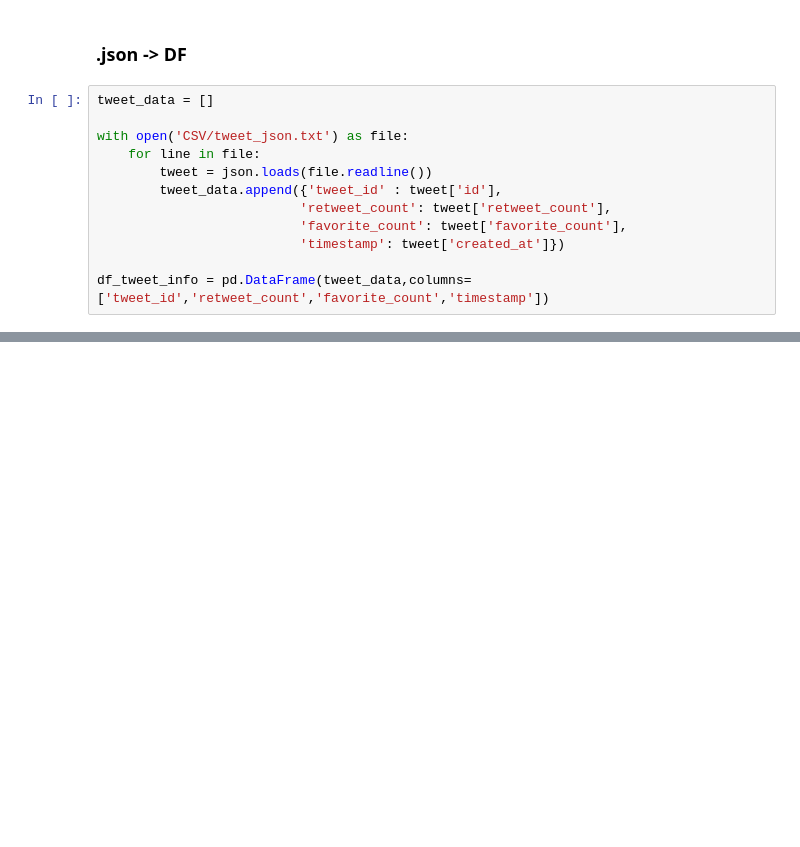
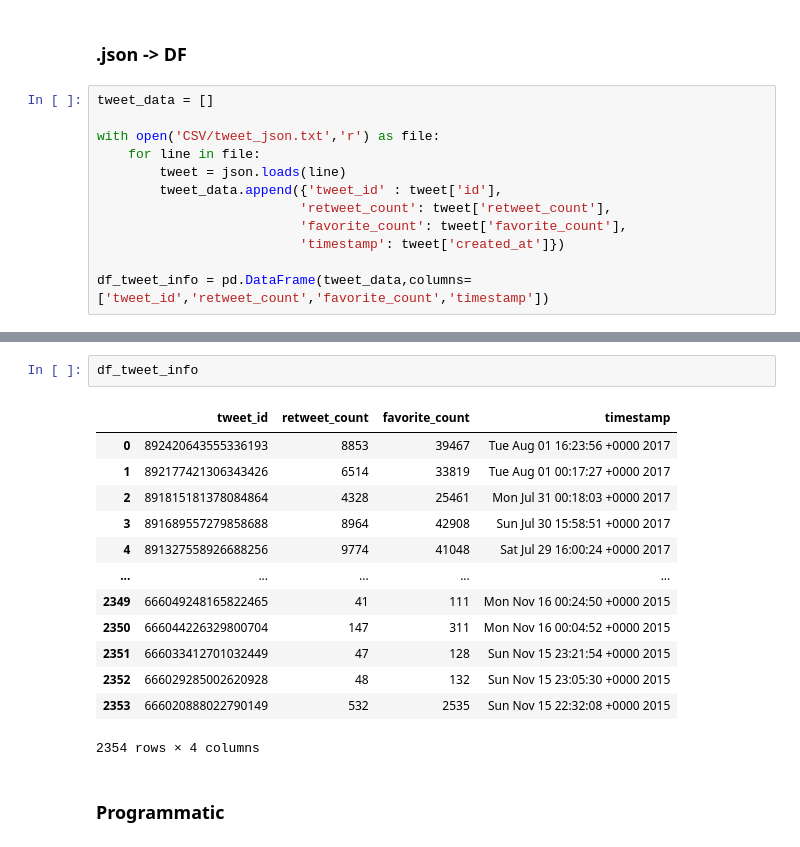
Before and after one commit to Tavnuh/we-rate-dogs, a Jupyter notebook: we-rate-dogs-Data-Wrangling.ipynb, the cells around one changed output, grey strips where cells are left out. Saved outputs shown, nothing was run; the diff lists cells and outputs as text; blank space fills up the shorter version.

```diff
--- a/we-rate-dogs-Data-Wrangling.ipynb
+++ b/we-rate-dogs-Data-Wrangling.ipynb
@@ -28,9 +28,9 @@ df_images = pd.read_csv('CSV/image-predictions.tsv', sep='\t')
 # %%
 tweet_data = []
 
-with open('CSV/tweet_json.txt') as file:
+with open('CSV/tweet_json.txt','r') as file:
     for line in file:
-        tweet = json.loads(file.readline())
+        tweet = json.loads(line)
         tweet_data.append({'tweet_id' : tweet['id'],
                           'retweet_count': tweet['retweet_count'],
                           'favorite_count': tweet['favorite_count'],
@@ -39,0 +75,18 @@ df_tweet_info = pd.DataFrame(tweet_data,columns=['tweet_id','retweet_count','fav
+# %%
+df_tweet_info
+# %% [output]
+|  | tweet_id | retweet_count | favorite_count | timestamp |
+| 0 | 892420643555336193 | 8853 | 39467 | Tue Aug 01 16:23:56 +0000 2017 |
+| 1 | 892177421306343426 | 6514 | 33819 | Tue Aug 01 00:17:27 +0000 2017 |
+| 2 | 891815181378084864 | 4328 | 25461 | Mon Jul 31 00:18:03 +0000 2017 |
+| 3 | 891689557279858688 | 8964 | 42908 | Sun Jul 30 15:58:51 +0000 2017 |
+| 4 | 891327558926688256 | 9774 | 41048 | Sat Jul 29 16:00:24 +0000 2017 |
+| ... | ... | ... | ... | ... |
+| 2349 | 666049248165822465 | 41 | 111 | Mon Nov 16 00:24:50 +0000 2015 |
+| 2350 | 666044226329800704 | 147 | 311 | Mon Nov 16 00:04:52 +0000 2015 |
+| 2351 | 666033412701032449 | 47 | 128 | Sun Nov 15 23:21:54 +0000 2015 |
+| 2352 | 666029285002620928 | 48 | 132 | Sun Nov 15 23:05:30 +0000 2015 |
+| 2353 | 666020888022790149 | 532 | 2535 | Sun Nov 15 22:32:08 +0000 2015 |
+2354 rows × 4 columns
+# %% [markdown]
+### Programmatic
```
Also changed, not shown: parts of 8 cells of this notebook.
